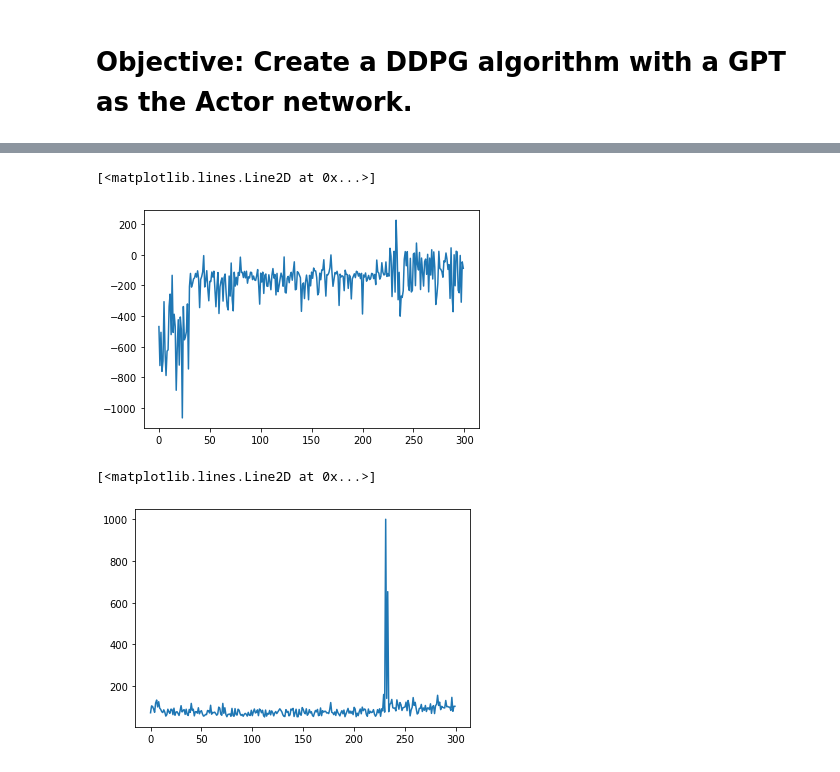
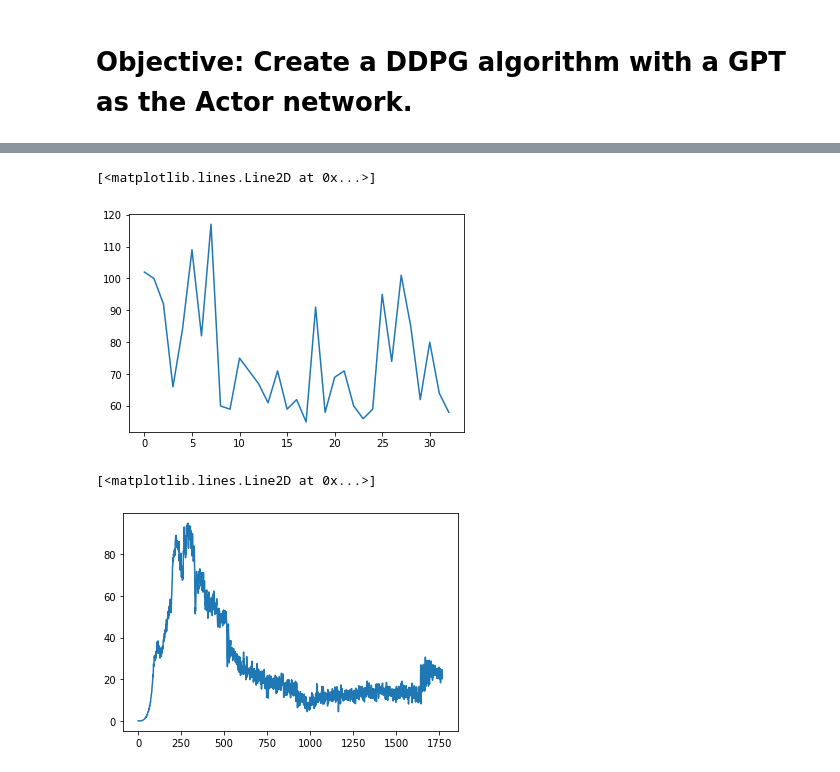
Before and after one commit to gustavobartho/machine-learning, a Jupyter notebook: Outros/DDPG_with_GPT/DDPG_with_GPT_LunarLander.ipynb, the cells around one changed output, grey strips where cells are left out. Saved outputs shown, nothing was run; the diff lists cells and outputs as text; code cells hidden in the pictures.

```diff
--- a/Outros/DDPG_with_GPT/DDPG_with_GPT_LunarLander.ipynb
+++ b/Outros/DDPG_with_GPT/DDPG_with_GPT_LunarLander.ipynb
@@ -328,7 +330,6 @@ class Actor(object):
         self.inp_dim = state_dim
         self.action_dim = action_dim
         ffw = lambda: Sequential([
-            BatchNormalization(),
             Dense(128, activation='relu', kernel_initializer=f_value(), bias_initializer=f_value()),
             Dropout(dropout),
             BatchNormalization(),
@@ -379,8 +380,7 @@ class Critic(object):
         #Network dimensions
         self.inp_dim = state_dim + action_dim
         ffw = lambda: Sequential([
-                BatchNormalization(),
-                Dense(64, activation='relu', kernel_initializer=f_value(), bias_initializer=f_value()),
+                Dense(128, activation='relu', kernel_initializer=f_value(), bias_initializer=f_value()),
                 Dropout(dropout),
                 BatchNormalization(),
                 Dense(32, activation='relu', kernel_initializer=f_value(), bias_initializer=f_value()),
@@ -416,7 +416,7 @@ class Critic(object):
 
     #--------------------------------------------------------------------
     def saveModel(self, path):
-        self.model.save(path + '_critic_model.h5')
+        self.model.save(path + '_critic_model.h5', save_format="tf")
 
     #--------------------------------------------------------------------
     def loadModel(self, path):
@@ -746,7 +752,7 @@ class DDPG_GPT_Agent(object):
 # %%
 env = gym.make("LunarLander-v2", continuous=True)
 batch_size = 256
-block_size = 100
+block_size = 70
 state_dim = env.observation_space.shape[0]
 action_dim = env.action_space.shape[0]
 action_min = env.action_space.low
@@ -756,19 +762,19 @@ memory_size = 200
 gamma = 0.997
 
 epsilon = 1
-epsilon_decay = 0.9997
+epsilon_decay = 0.9995
 epsilon_min = 0.3
 
 # Actor hyperparameter
 a_n_layer = 1
-a_num_heads = 1
-a_embedding_dim = 32
-a_learning_rate = 7e-5
+a_num_heads = 2
+a_embedding_dim = 24
+a_learning_rate = 1e-4
 
 # Critic hyperparameter
 c_n_layer = 1
-c_num_heads = 1
-c_embedding_dim = 32
+c_num_heads = 2
+c_embedding_dim = 30
 c_learning_rate = 4e-4
 
 agent = DDPG_GPT_Agent(
@@ -793,3 +799,23 @@ agent = DDPG_GPT_Agent(
     epsilon_decay=epsilon_decay,
     epsilon_min=epsilon_min,
 )
+print(
+    'Batch Size: ' + str(batch_size) + '\n' +
+    'Block Size: ' + str(block_size) + '\n' +
+    'Dropout: ' + str(dropout) + '\n' +
+    'Memory Size: ' + str(memory_size) + '\n' +
+    'Gamma: ' + str(gamma) + '\n' +
+    'Epsilon: ' + str(epsilon) + '\n' +
+    'Epsilon decay: ' + str(epsilon_decay) + '\n' +
+    'Epsilon min: ' + str(epsilon_min) + '\n' +
+
+    'Actor num layers: ' + str(a_n_layer) + '\n' +
+    'Actor num heads: ' + str(a_num_heads) + '\n' +
+    'Actor embedding dim: ' + str(a_embedding_dim) + '\n' +
+    'Actor learning rate: ' + str(a_learning_rate) + '\n' +
+
+    'Critic num layers: ' + str(c_n_layer) + '\n' +
+    'Critic num heads: ' + str(c_num_heads) + '\n' +
+    'Critic embedding dim: ' + str(c_embedding_dim) + '\n' +
+    'Critic learning rate: ' + str(c_learning_rate) + '\n'
+)
@@ -800,7 +843,7 @@ verbose = True
 verbose_num = 10
 act_after_batch = True
 
-scores, steps = agent.train(
+agent.train(
     env=env,
     num_episodes=num_episodes,
     step_per_train=step_per_train,
@@ -830,10 +879,10 @@ Episode: 246     Step: 389      Reward: -32.74
 # %%
-plt.plot(np.arange(len(scores)), scores)
+plt.plot(np.arange(len(agent.steps_history)), agent.steps_history)
 # %% [output]
 [<matplotlib.lines.Line2D at 0x...>]
-[figure, old version]
+[figure, new version]
 # %%
-plt.plot(np.arange(len(steps)), steps)
+plt.plot(np.arange(len(agent.ac_loss)), agent.ac_loss)
 # %% [output]
 [<matplotlib.lines.Line2D at 0x...>]
-[figure, old version]
+[figure, new version]
```
Also changed, not shown: parts of 12 cells of this notebook.
